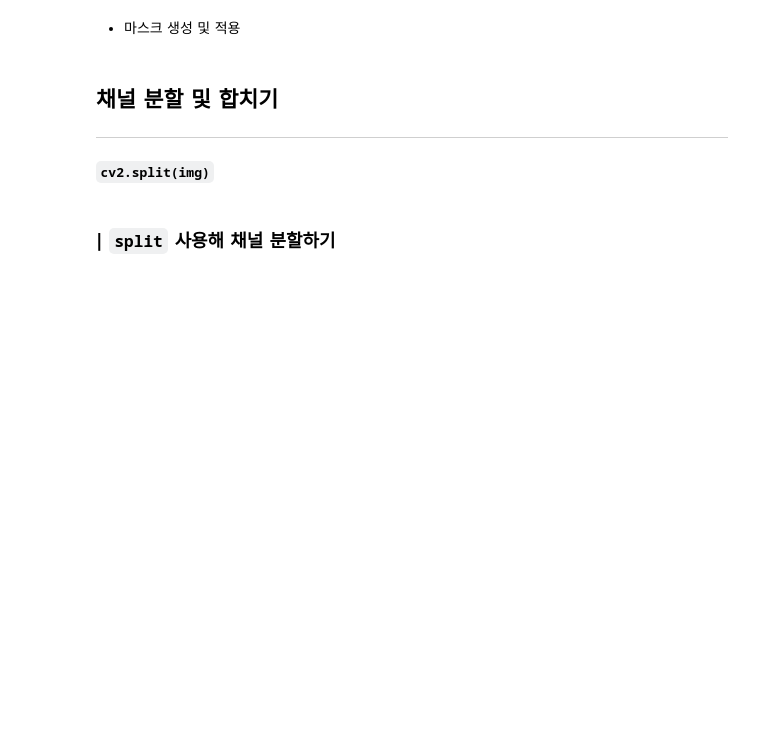
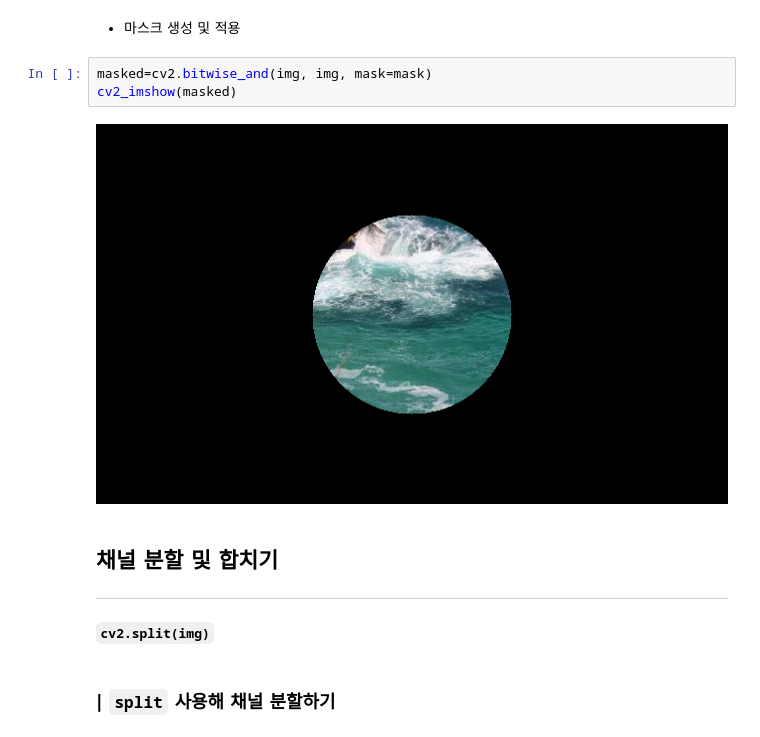
Before and after one commit to hiyeontae/SkillTreePython-DeepLearning, a Jupyter notebook: 00.추가학습/ch00_03_OpenCV기초_마스크와필터.ipynb, the cells around one changed output. Cells and saved outputs as stored; diff of their text form; blank space fills up the shorter version.

```diff
--- a/00.추가학습/ch00_03_OpenCV기초_마스크와필터.ipynb
+++ b/00.추가학습/ch00_03_OpenCV기초_마스크와필터.ipynb
@@ -52,5 +90,10 @@ cv2_imshow(img)
 # %% [markdown]
 * 마스크 생성 및 적용
+# %%
+masked=cv2.bitwise_and(img, img, mask=mask)
+cv2_imshow(masked)
+# %% [output]
+[figure, added]
 # %% [markdown]
 ## 채널 분할 및 합치기
 ---
```
Also changed, not shown: parts of 18 cells of this notebook.
